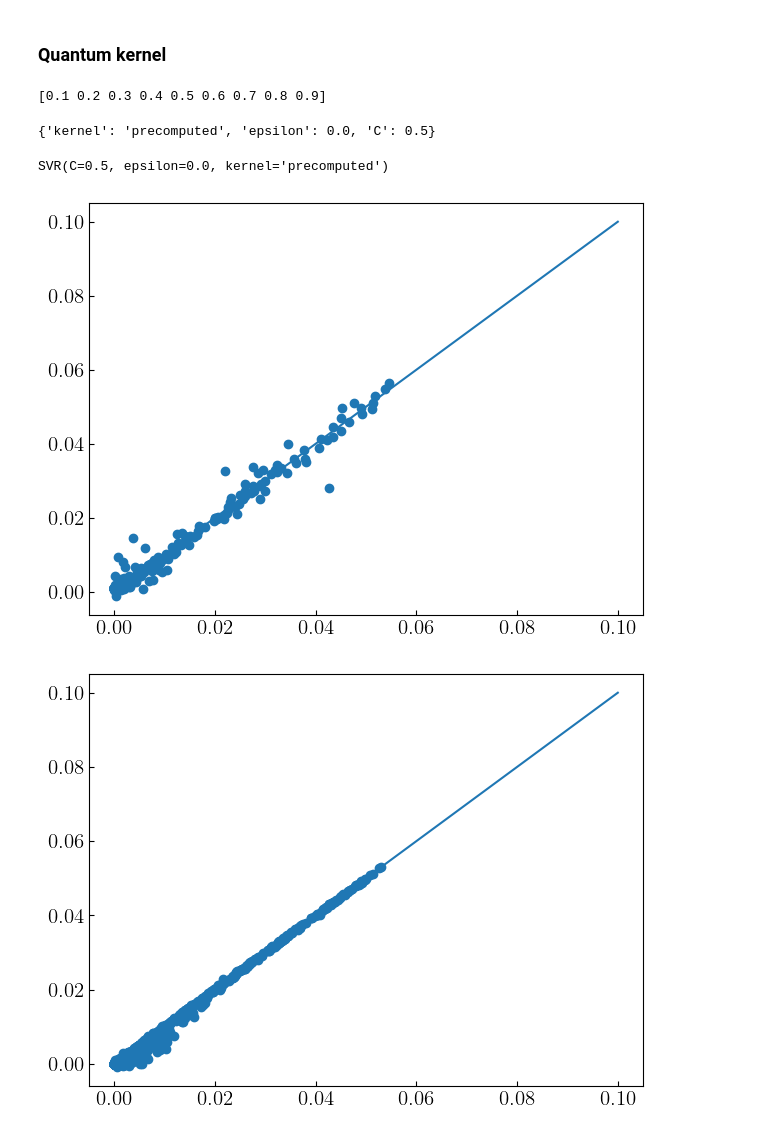
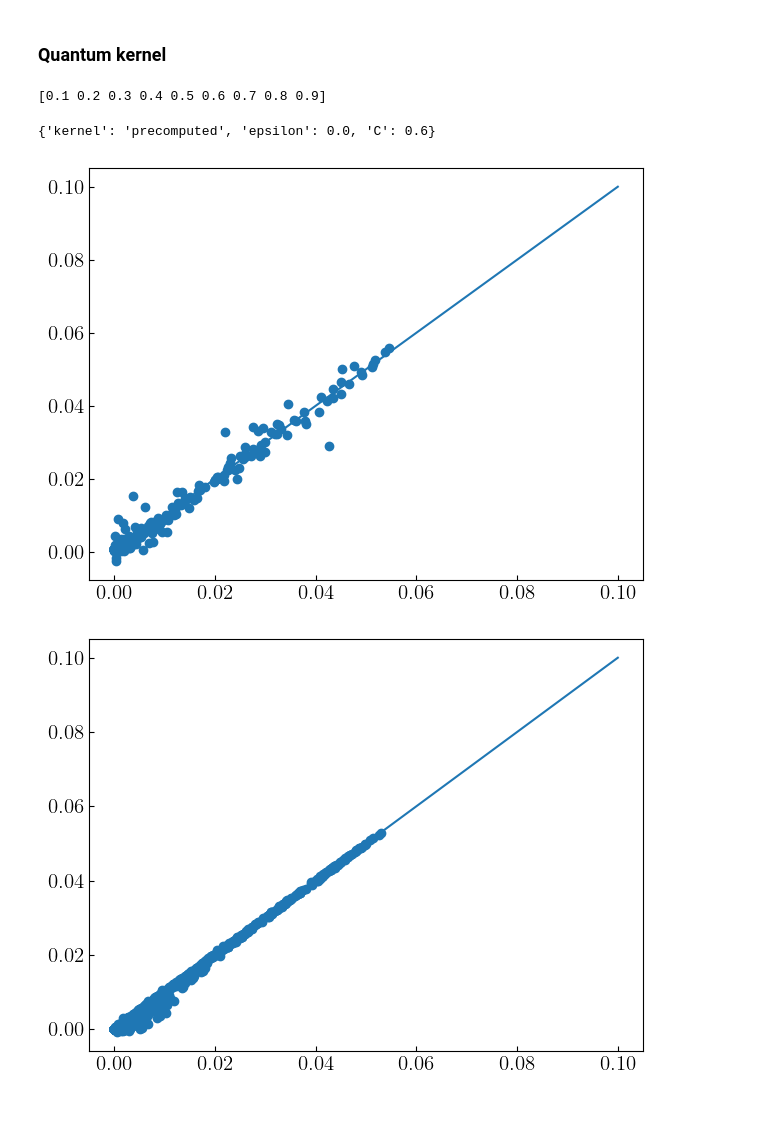
Before and after one commit to qazwsx351789/Analog-QSVM, a Jupyter notebook: Example_NM.ipynb, the cells around one changed output. Saved outputs shown, nothing was run; the diff lists cells and outputs as text; code cells hidden in the pictures.

```diff
--- a/Example_NM.ipynb
+++ b/Example_NM.ipynb
@@ -212,0 +119,10 @@ Q.show_kmatrix(train = target_kernel , test = test_kernel,name = "")
+# %%
+qsvm=QSVM(task='svr')
+qsvm.default_phys_sys()
+# %%
+# error=[0.005,0.01,0.1]
+error=[]
+start_time = time.time()
+tr_kernel=qsvm.get_kernel(svm_tr_data,tier=1,method="analog+digital", op="x",Error=error)
+te_kernel=qsvm.get_kernel(svm_te_data,status="test",tier=1,method="analog+digital", op="x",Error=error)
+end_time=time.time()
@@ -218,21 +144,17 @@ Q.show_kmatrix(train = target_kernel , test = test_kernel,name = "")
 from sklearn.svm import SVR
 import sklearn
 # %%
-svr = SVR()
-argv = df._tune(svr,np.array(target_kernel) , y_train ,np.array(test_kernel) , y_test, ['precomputed'] , tg = 'ts' )
+# svr = SVR()
+argv = df._tune(np.array(tr_kernel) , trainlabels ,np.array(te_kernel) , testlabels, ['precomputed'] , tg = 'ts' )
 argv
 # %% [output]
 [0.1 0.2 0.3 0.4 0.5 0.6 0.7 0.8 0.9]
-{'kernel': 'precomputed', 'epsilon': 0.0, 'C': 0.5}
+{'kernel': 'precomputed', 'epsilon': 0.0, 'C': 0.6}
 # %%
-svr = SVR(kernel = argv['kernel'] , epsilon = argv['epsilon'] , C = argv['C'])
-#svr = SVR(kernel = 'precomputed' , epsilon = 0)
-svr.fit(target_kernel, y_train)
+qsvm.fit(tr_kernel, trainlabels, epsilon = argv['epsilon'] , C = argv['C'])
-# %% [output]
-SVR(C=0.5, epsilon=0.0, kernel='precomputed')
 # %%
-rs_t = svr.predict(test_kernel)
-df._plot(y_test , rs_t , 99 , name = '')
+rs_t=qsvm.predict(te_kernel)
+df._plot(testlabels , rs_t , 99 , name = '')
 # %% [output]
-[figure, old version]
+[figure, new version]
 # %%
```
Also changed, not shown: parts of 38 cells of this notebook, 9 other files.
